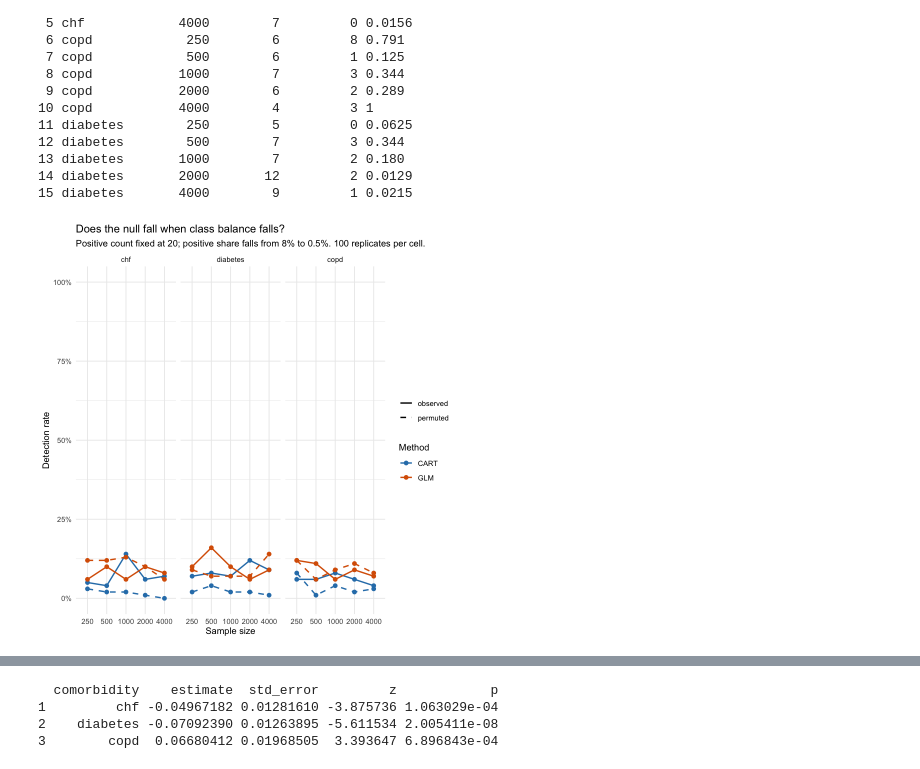
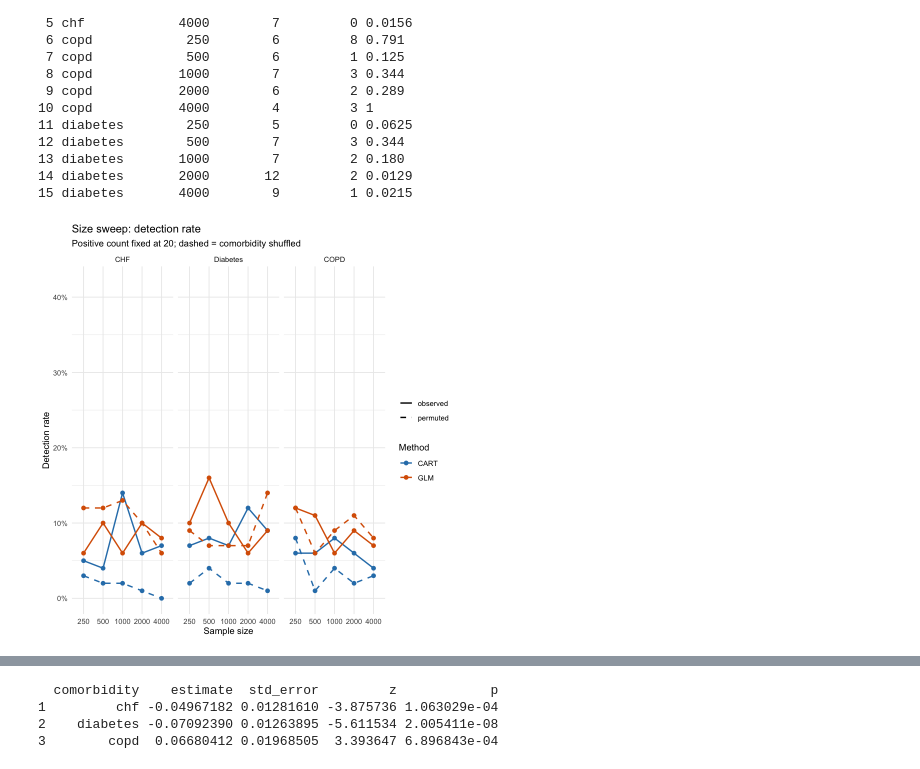
Before and after one commit to ShengPeiWilliam/mimic-synthetic-fidelity, a Jupyter notebook: code/tree-structure-diagnosis.ipynb, the cells around one changed output, grey strips where cells are left out. Drawn from its saved outputs; the diff is of its cells as text; code cells hidden in the pictures.

```diff
--- a/code/tree-structure-diagnosis.ipynb
+++ b/code/tree-structure-diagnosis.ipynb
@@ -700,28 +653,29 @@ tree_size_results %>%
 # %%
 size_detect_long <- tree_size_rate %>%
   select(comorbidity, n_fixed, permute, CART = split_rate, GLM = glm_rate) %>%
   pivot_longer(c(CART, GLM), names_to = "method", values_to = "detect_rate") %>%
-  mutate(comorbidity = factor(comorbidity, levels = c("chf", "diabetes", "copd")))
+  mutate(comorbidity = factor(comorbidity, levels = c("chf", "diabetes", "copd"),
+                              labels = c("CHF", "Diabetes", "COPD")))
 
 p_size_detect <- ggplot(size_detect_long,
                         aes(x = factor(n_fixed), y = detect_rate,
                             color = method, linetype = permute,
                             group = interaction(method, permute))) +
   geom_line(linewidth = 0.8) +
   geom_point(size = 2) +
   facet_wrap(~ comorbidity) +
-  scale_y_continuous(limits = c(0, NA), labels = scales::percent) +
+  scale_y_continuous(limits = c(0, 0.42), labels = scales::percent) +
   scale_color_manual(values = c(CART = "#2c7fb8", GLM = "#d95f02")) +
   scale_linetype_manual(values = c("FALSE" = "solid", "TRUE" = "dashed"),
                         labels = c("FALSE" = "observed", "TRUE" = "permuted")) +
-  labs(title = "The null falls with class balance",
-       subtitle = "Positive count fixed at 20; positive share falls from 8% to 0.5%",
+  labs(title = "Size sweep: detection rate",
+       subtitle = "Positive count fixed at 20; dashed = comorbidity shuffled",
        x = "Sample size", y = "Detection rate",
        color = "Method", linetype = NULL) +
   theme_minimal()
 p_size_detect
 
 ggsave("../figures/tree_size_detect.png", p_size_detect,
        width = 6.5, height = 3.4, dpi = 150)
 # %% [output]
-[figure, old version]
+[figure, new version]
```
Also changed, not shown: parts of 14 cells of this notebook, 2 other files.
